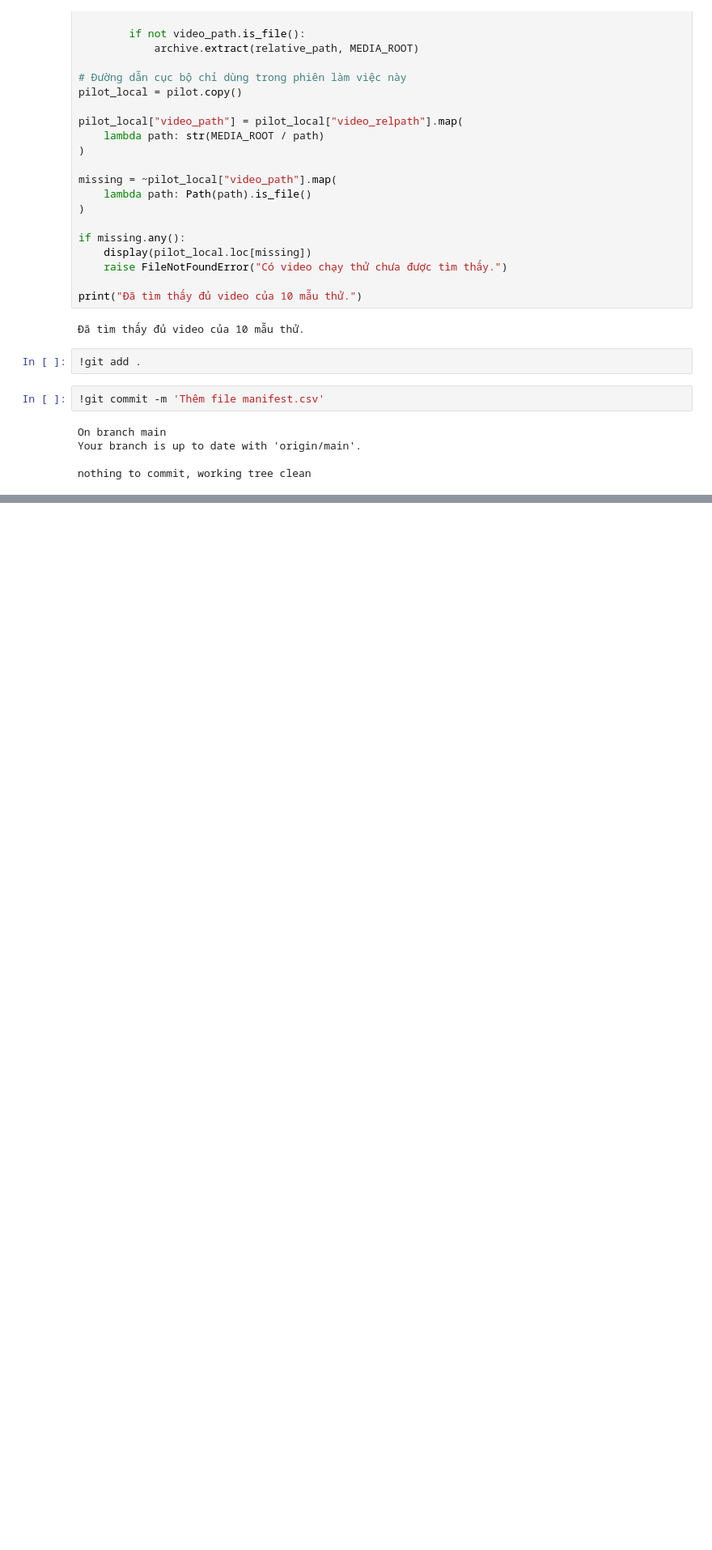
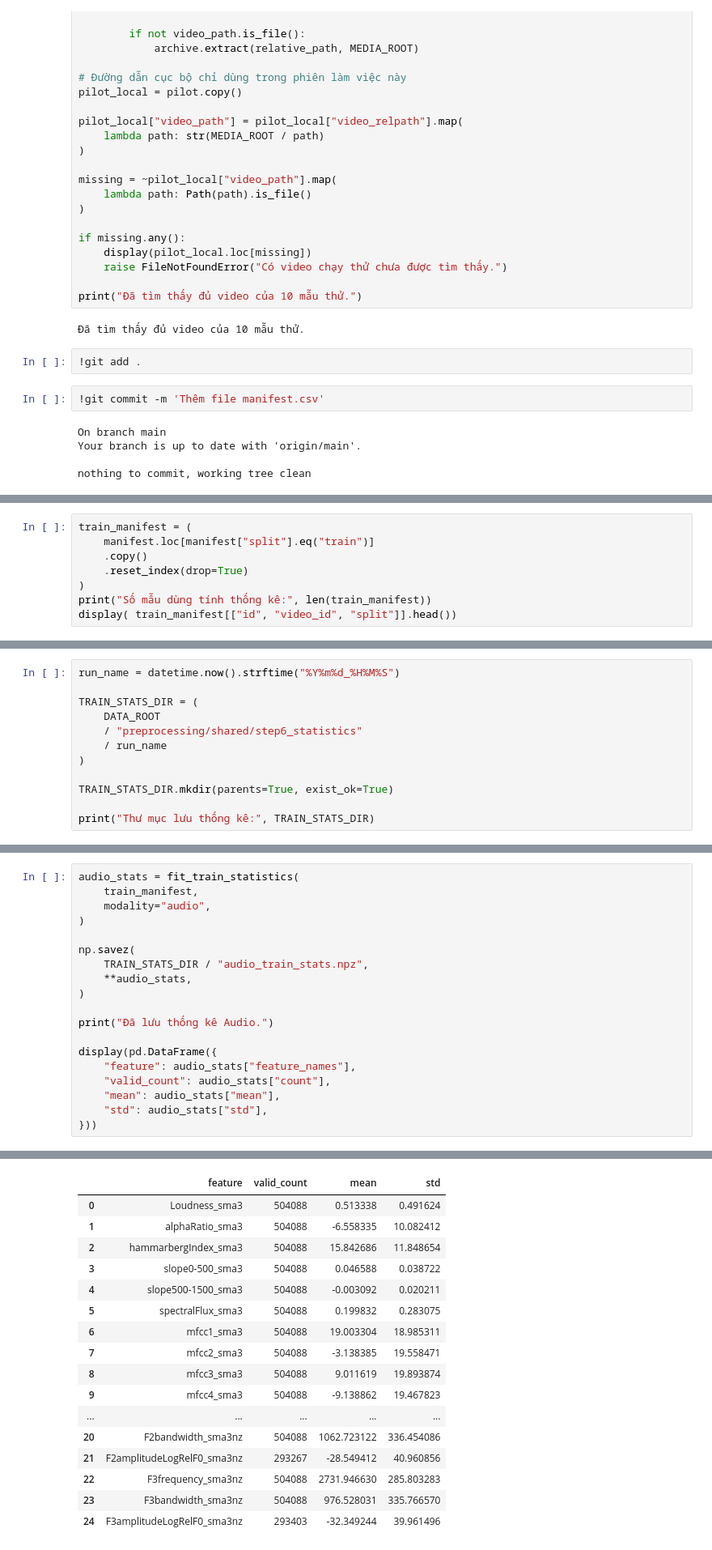
Before and after one commit to danghau2512/DataMining-MSA, a Jupyter notebook: src/notebooks/02_Preprocessing.ipynb, the cells around one changed output, grey strips where cells are left out. Shown at 81% size. Cells and saved outputs as stored; diff of their text form; blank space fills up the shorter version.

Commit message:
Hoàn thành phần tính thống kê tập train, chuẩn bị cho bước chuẩn hóa

```diff
--- a/src/notebooks/02_Preprocessing.ipynb
+++ b/src/notebooks/02_Preprocessing.ipynb
@@ -382,0 +892,8 @@ nothing to commit, working tree clean
+# %%
+train_manifest = (
+    manifest.loc[manifest["split"].eq("train")]
+    .copy()
+    .reset_index(drop=True)
+)
+print("Số mẫu dùng tính thống kê:", len(train_manifest))
+display( train_manifest[["id", "video_id", "split"]].head())
@@ -382,0 +1026,12 @@ nothing to commit, working tree clean
+# %%
+run_name = datetime.now().strftime("%Y%m%d_%H%M%S")
+
+TRAIN_STATS_DIR = (
+    DATA_ROOT
+    / "preprocessing/shared/step6_statistics"
+    / run_name
+)
+
+TRAIN_STATS_DIR.mkdir(parents=True, exist_ok=True)
+
+print("Thư mục lưu thống kê:", TRAIN_STATS_DIR)
@@ -382,0 +1040,20 @@ nothing to commit, working tree clean
+# %%
+audio_stats = fit_train_statistics(
+    train_manifest,
+    modality="audio",
+)
+
+np.savez(
+    TRAIN_STATS_DIR / "audio_train_stats.npz",
+    **audio_stats,
+)
+
+print("Đã lưu thống kê Audio.")
+
+display(pd.DataFrame({
+    "feature": audio_stats["feature_names"],
+    "valid_count": audio_stats["count"],
+    "mean": audio_stats["mean"],
+    "std": audio_stats["std"],
+}))
+# %% [output]
@@ -382,0 +1061,17 @@ nothing to commit, working tree clean
+|  | feature | valid_count | mean | std |
+| 0 | Loudness_sma3 | 504088 | 0.513338 | 0.491624 |
+| 1 | alphaRatio_sma3 | 504088 | -6.558335 | 10.082412 |
+| 2 | hammarbergIndex_sma3 | 504088 | 15.842686 | 11.848654 |
+| 3 | slope0-500_sma3 | 504088 | 0.046588 | 0.038722 |
+| 4 | slope500-1500_sma3 | 504088 | -0.003092 | 0.020211 |
+| 5 | spectralFlux_sma3 | 504088 | 0.199832 | 0.283075 |
+| 6 | mfcc1_sma3 | 504088 | 19.003304 | 18.985311 |
+| 7 | mfcc2_sma3 | 504088 | -3.138385 | 19.558471 |
+| 8 | mfcc3_sma3 | 504088 | 9.011619 | 19.893874 |
+| 9 | mfcc4_sma3 | 504088 | -9.138862 | 19.467823 |
+| ... | ... | ... | ... | ... |
+| 20 | F2bandwidth_sma3nz | 504088 | 1062.723122 | 336.454086 |
+| 21 | F2amplitudeLogRelF0_sma3nz | 293267 | -28.549412 | 40.960856 |
+| 22 | F3frequency_sma3nz | 504088 | 2731.946630 | 285.803283 |
+| 23 | F3bandwidth_sma3nz | 504088 | 976.528031 | 335.766570 |
+| 24 | F3amplitudeLogRelF0_sma3nz | 293403 | -32.349244 | 39.961496 |
```
Also changed, not shown: parts of 18 cells of this notebook.
